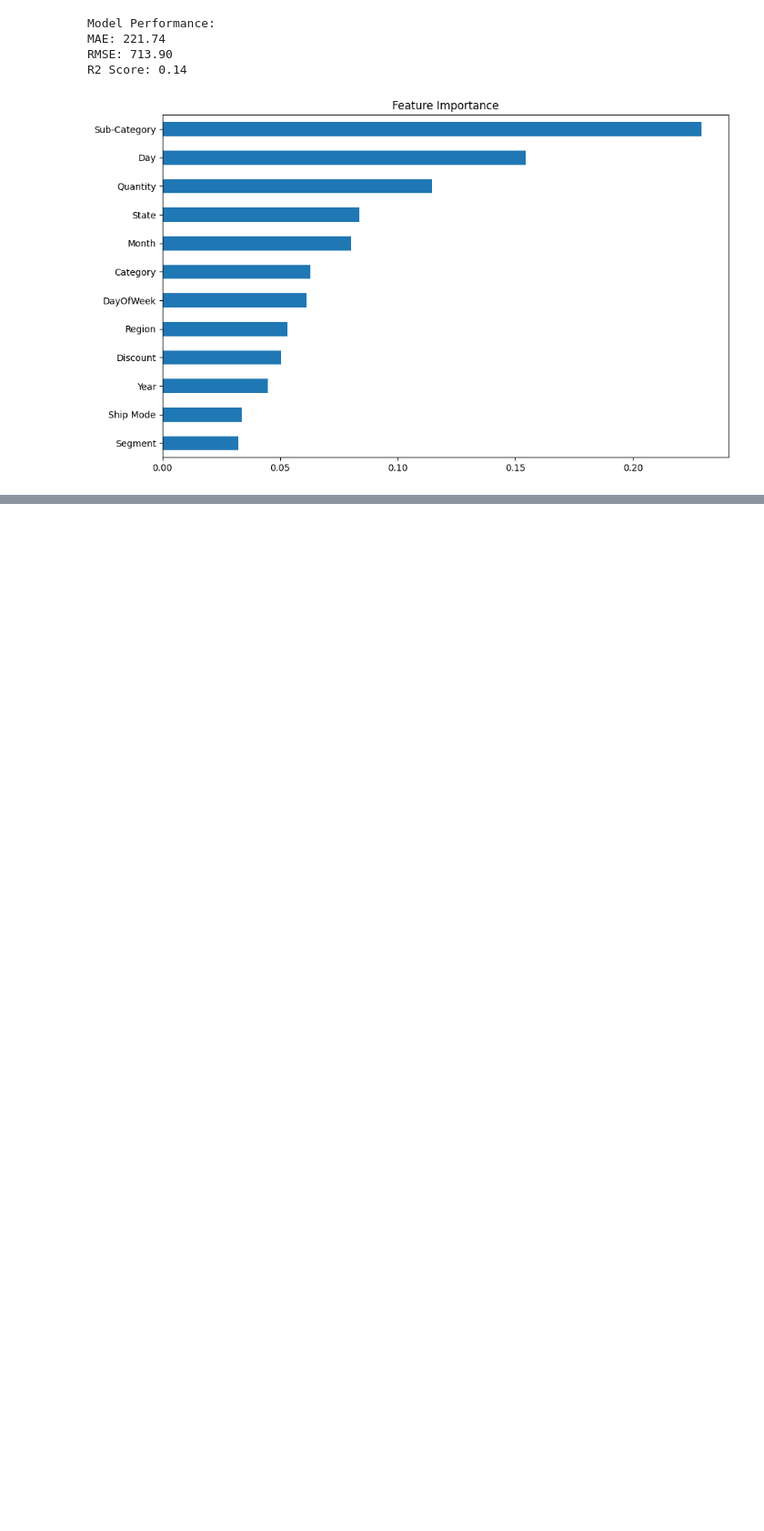
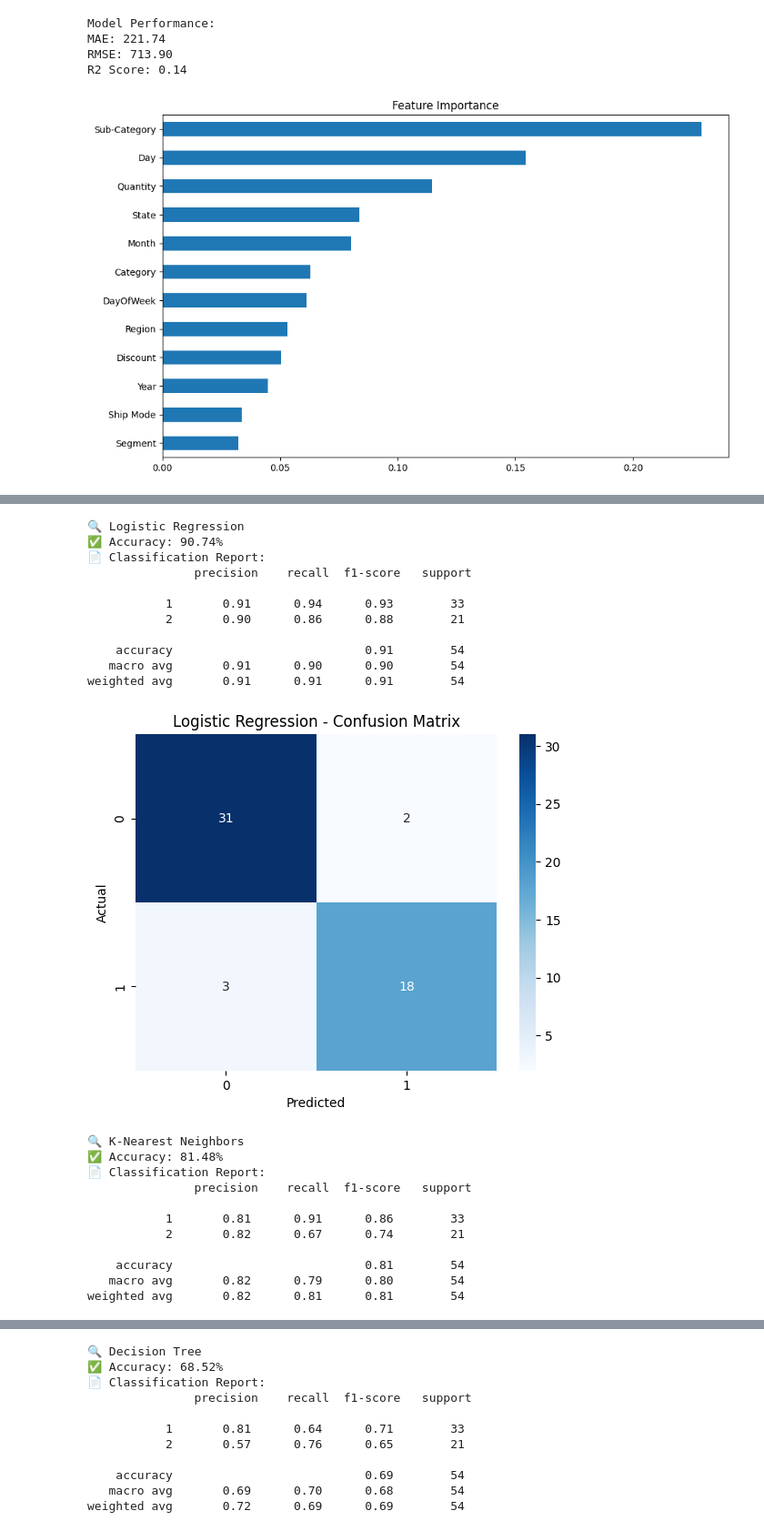
Before and after one commit to marvameraj/demo, a Jupyter notebook: python_projects_imp.ipynb, the cells around one changed output, grey strips where cells are left out. Shown: that part at 91% size. Drawn from its saved outputs; the diff is of its cells as text; code cells hidden in the pictures; blank space fills up the shorter version.

Commit message:
heart disease prediction project and sales man prediction project heart disease project with two different datasets

```diff
--- a/python_projects_imp.ipynb
+++ b/python_projects_imp.ipynb
@@ -68,0 +229,58 @@ R2 Score: 0.14
+# %%
+# Corrected this line to match your dataset:
+X = df.drop("heart disease", axis=1)
+y = df["heart disease"]
+# %%
+X_train, X_test, y_train, y_test = train_test_split(
+    X, y, test_size=0.2, random_state=42
+)
+# %%
+scaler = StandardScaler()
+X_train = scaler.fit_transform(X_train)
+X_test = scaler.transform(X_test)
+# %%
+models = {
+    "Logistic Regression": LogisticRegression(max_iter=1000),
+    "K-Nearest Neighbors": KNeighborsClassifier(),
+    "Decision Tree": DecisionTreeClassifier(),
+    "Random Forest": RandomForestClassifier()
+}
+# %%
+for name, model in models.items():
+    print(f"\n🔍 {name}")
+    model.fit(X_train, y_train)
+    y_pred = model.predict(X_test)
+
+    print(f"✅ Accuracy: {accuracy_score(y_test, y_pred) * 100:.2f}%")
+    print("📄 Classification Report:\n", classification_report(y_test, y_pred))
+
+    cm = confusion_matrix(y_test, y_pred)
+    sns.heatmap(cm, annot=True, fmt='d', cmap='Blues')
+    plt.title(f"{name} - Confusion Matrix")
+    plt.xlabel("Predicted")
+    plt.ylabel("Actual")
+    plt.show()
+# %% [output]
+🔍 Logistic Regression
+✅ Accuracy: 90.74%
+📄 Classification Report:
+               precision    recall  f1-score   support
+
+           1       0.91      0.94      0.93        33
+           2       0.90      0.86      0.88        21
+
+    accuracy                           0.91        54
+   macro avg       0.91      0.90      0.90        54
+weighted avg       0.91      0.91      0.91        54
+[figure, added]
+🔍 K-Nearest Neighbors
+✅ Accuracy: 81.48%
+📄 Classification Report:
+               precision    recall  f1-score   support
+
+           1       0.81      0.91      0.86        33
+           2       0.82      0.67      0.74        21
+
+    accuracy                           0.81        54
+   macro avg       0.82      0.79      0.80        54
+weighted avg       0.82      0.81      0.81        54
@@ -68,0 +288,11 @@ R2 Score: 0.14
+🔍 Decision Tree
+✅ Accuracy: 68.52%
+📄 Classification Report:
+               precision    recall  f1-score   support
+
+           1       0.81      0.64      0.71        33
+           2       0.57      0.76      0.65        21
+
+    accuracy                           0.69        54
+   macro avg       0.69      0.70      0.68        54
+weighted avg       0.72      0.69      0.69        54
```
Also changed, not shown: parts of 46 cells of this notebook.
